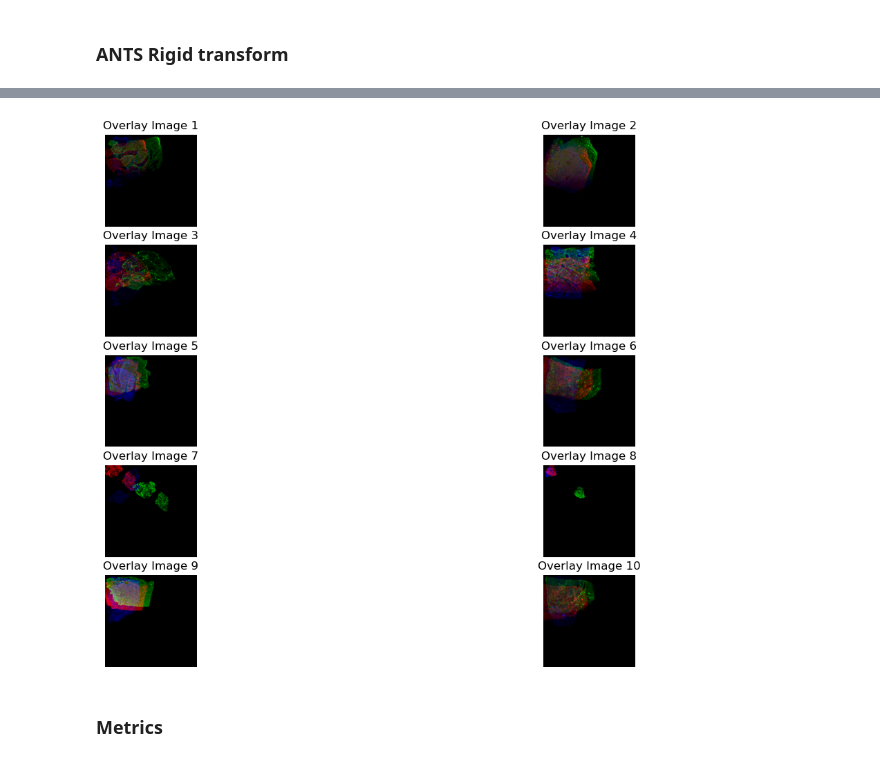
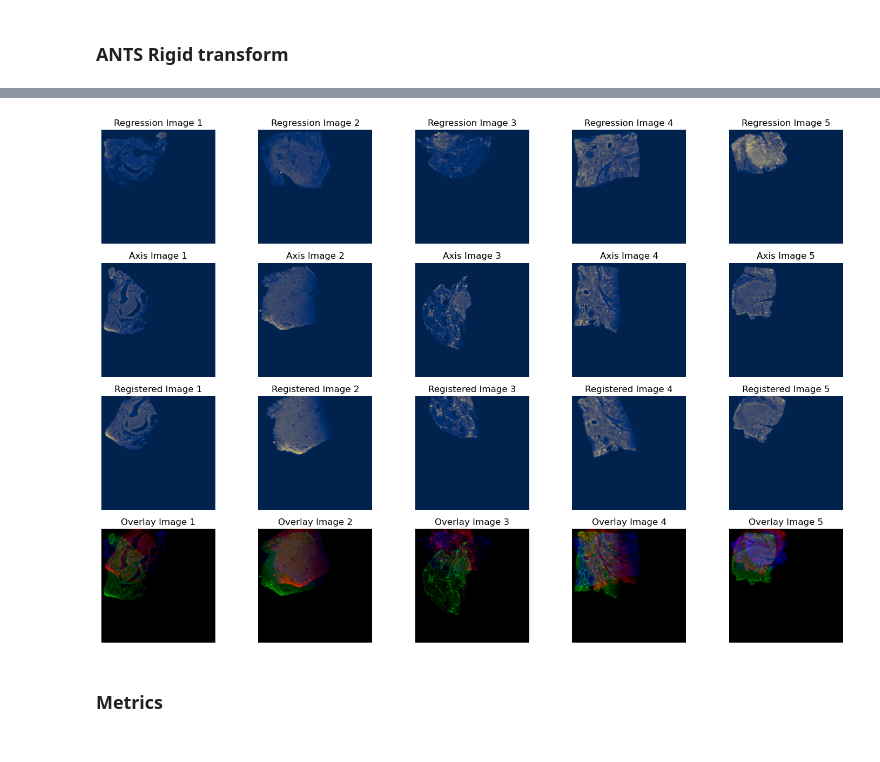
Before and after one commit to Olamiknight/WSIFIR, a Jupyter notebook: Axis_Reg_Registration.ipynb, the cells around one changed output, grey strips where cells are left out. Saved outputs shown, nothing was run; the diff lists cells and outputs as text; code cells hidden in the pictures.

Commit message:
Update scale 9
Fixed bar graphs, improved registration

```diff
--- a/Axis_Reg_Registration.ipynb
+++ b/Axis_Reg_Registration.ipynb
@@ -315,8 +316,12 @@ for i, (reg_sampleid, reg_image) in enumerate(regression_images):
     # Get the corresponding axis image
     axis_sampleid, axis_image = axis_images[i]
 
+    #Conduct an affine initialization
+
+    affine_init = ants.affine_initializer(reg_image, axis_image, txfn=f'C:/Users/molanre1/Desktop/WSIFIR/scale_9_transform/axis_reg/{reg_sampleid}_to_{axis_sampleid}.txt')
+
     # Perform registration
-    registered_image = ants.registration(fixed=reg_image, moving=axis_image, type_of_transform='Rigid',outprefix=f'C:/Users/molanre1/Desktop/WSIFIR/scale_9_transform/axis_reg/{reg_sampleid}_to_{axis_sampleid}_', verbose=True)
+    registered_image = ants.registration(fixed=reg_image, moving=axis_image, type_of_transform='Rigid', initial_transform=affine_init, outprefix=f'C:/Users/molanre1/Desktop/WSIFIR/scale_9_transform/axis_reg/{reg_sampleid}_to_{axis_sampleid}_', verbose=True)
 
     # Store the registered image
     registered_images[reg_sampleid] = registered_image['warpedmovout']
@@ -392,11 +369,0 @@ plt.show()
-# %%
-#Plot the first 10 registered images
-fig, axes = plt.subplots(5, 2, figsize=(15, 10))
-axes = axes.flatten()
-for i, (sampleid, transformed_image) in enumerate(registered_images.items()):
-    if i < 10:
-        axes[i].imshow(transformed_image.numpy())
-        axes[i].set_title(f'Transformed Image {i+1}')
-        axes[i].axis('off')
-plt.tight_layout()
-plt.show()
@@ -405,34 +370,59 @@ plt.show()
 # %%
-# Overlay the first 10 registered images on the corresponding tbet images and regression images
-# using red, green, and blue channels
+# Plot the first 5 regression images in one row, the corresponding tbet images in the second row,
+# the registered images in the third row, and the overlay images in the last row.
 
-fig, axes = plt.subplots(5, 2, figsize=(15, 10))
+fig, axes = plt.subplots(4, 5, figsize=(15, 10))
 axes = axes.flatten()
 
+# Plot regression images
+for i, (sampleid, padded_image) in enumerate(regression_images):
+    if i < 5:
+        axes[i].imshow(padded_image.numpy(), cmap='cividis')
+        axes[i].set_title(f'Regression Image {i+1}')
+        axes[i].axis('off')
+
+# Plot axis images
+for i, (sampleid, padded_image) in enumerate(axis_images):
+    if i < 5:
+        axes[i + 5].imshow(padded_image.numpy(), cmap='cividis')
+        axes[i + 5].set_title(f'Axis Image {i+1}')
+        axes[i + 5].axis('off')
+
+# Plot registered images
+for i, (sampleid, padded_image) in enumerate(registered_images.items()):
+    if i < 5:
+        axes[i + 10].imshow(padded_image.numpy(), cmap='cividis')
+        axes[i + 10].set_title(f'Registered Image {i+1}')
+        axes[i + 10].axis('off')
+
+# Plot overlay images
 for i, (reg_sampleid, reg_image) in enumerate(regression_images):
-    # Get the corresponding tbet image
-    axis_sampleid, axis_image = axis_images[i]
+    if i < 5:
+        # Get the corresponding tbet image
+        axis_sampleid, axis_image = axis_images[i]
 
-    # Get the registered image
-    registered_image = registered_images[reg_sampleid]
+        # Get the registered image
+        registered_image = registered_images[reg_sampleid]
 
-    # Normalize the images to the range [0, 1]
-    registered_image = (registered_image - registered_image.min()) / (registered_image.max() - registered_image.min())
-    axis_image = (axis_image - axis_image.min()) / (axis_image.max() - axis_image.min())
-    reg_image = (reg_image - reg_image.min()) / (reg_image.max() - reg_image.min())
+        # Normalize the images to 0-1 range
+        registered_image = (registered_image - registered_image.min()) / (registered_image.max() - registered_image.min())
+        axis_image = (axis_image - axis_image.min()) / (axis_image.max() - axis_image.min())
+        reg_image = (reg_image - reg_image.min()) / (reg_image.max() - reg_image.min())
 
-    # Create a color image by stacking the images along the third dimension
-    color_image = np.zeros((registered_image.shape[0], registered_image.shape[1], 3), dtype=np.float32)
-    color_image[..., 0] = registered_image.numpy()  # Red channel (registered image)
-    color_image[..., 1] = axis_image.numpy()  # Green channel (tbet image)
-    color_image[..., 2] = reg_image.numpy()  # Blue channel (regression image)
+        # Create a color image by stacking the images along the third dimension
+        color_image = np.zeros((registered_image.shape[0], registered_image.shape[1], 3), dtype=np.float32)
+        color_image[..., 0] = registered_image.numpy()  # Red channel (registered image)
+        color_image[..., 1] = axis_image.numpy()  # Green channel (tbet image)
+        color_image[..., 2] = reg_image.numpy()  # Blue channel (regression image)
 
-    if i < 10:
-        axes[i].imshow(color_image)
-        axes[i].set_title(f'Overlay Image {i+1}')
-        axes[i].axis('off')
+        axes[i + 15].imshow(color_image)
+        axes[i + 15].set_title(f'Overlay Image {i+1}')
+        axes[i + 15].axis('off')
+
+plt.tight_layout()
+plt.show()
 # %% [output]
-[figure, old version]
+[figure, new version]
 # %% [markdown]
 ### Metrics
 # %%
```
Also changed, not shown: parts of 21 cells of this notebook, 1 other file.
